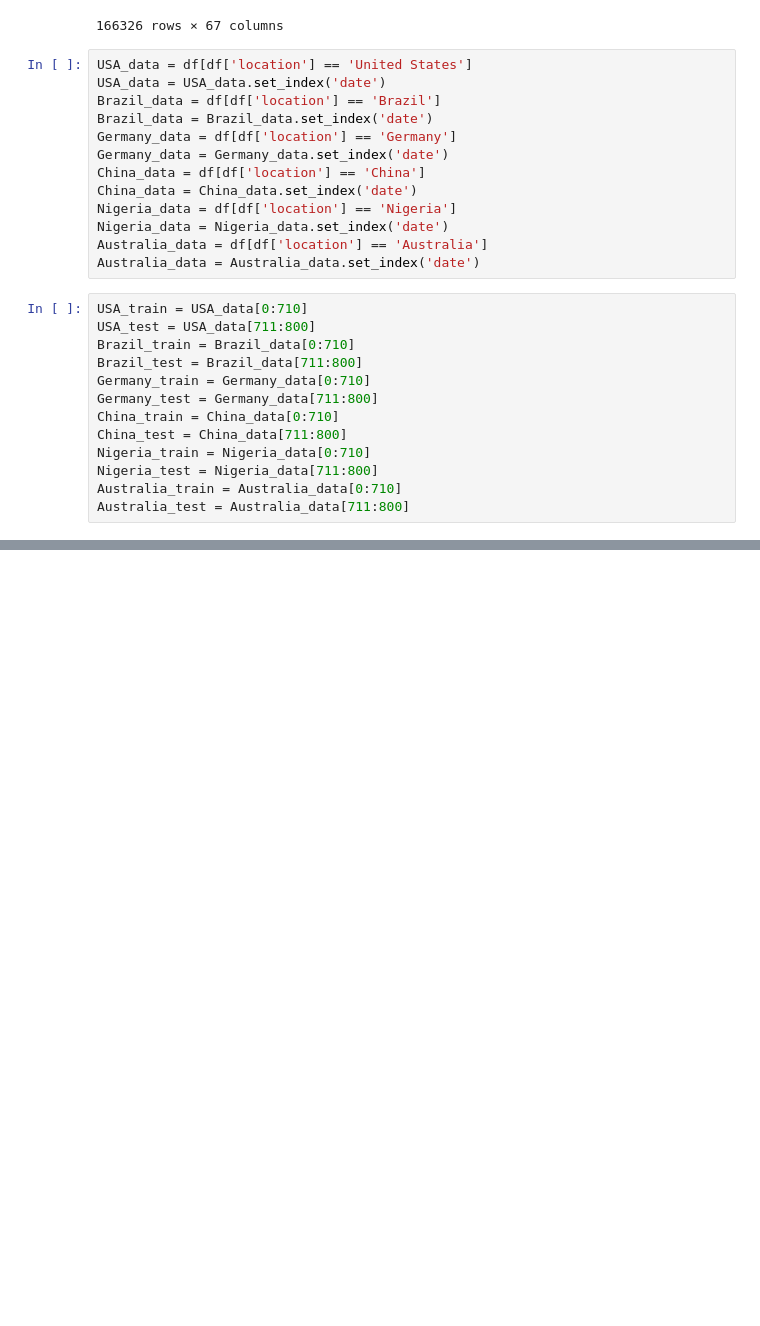
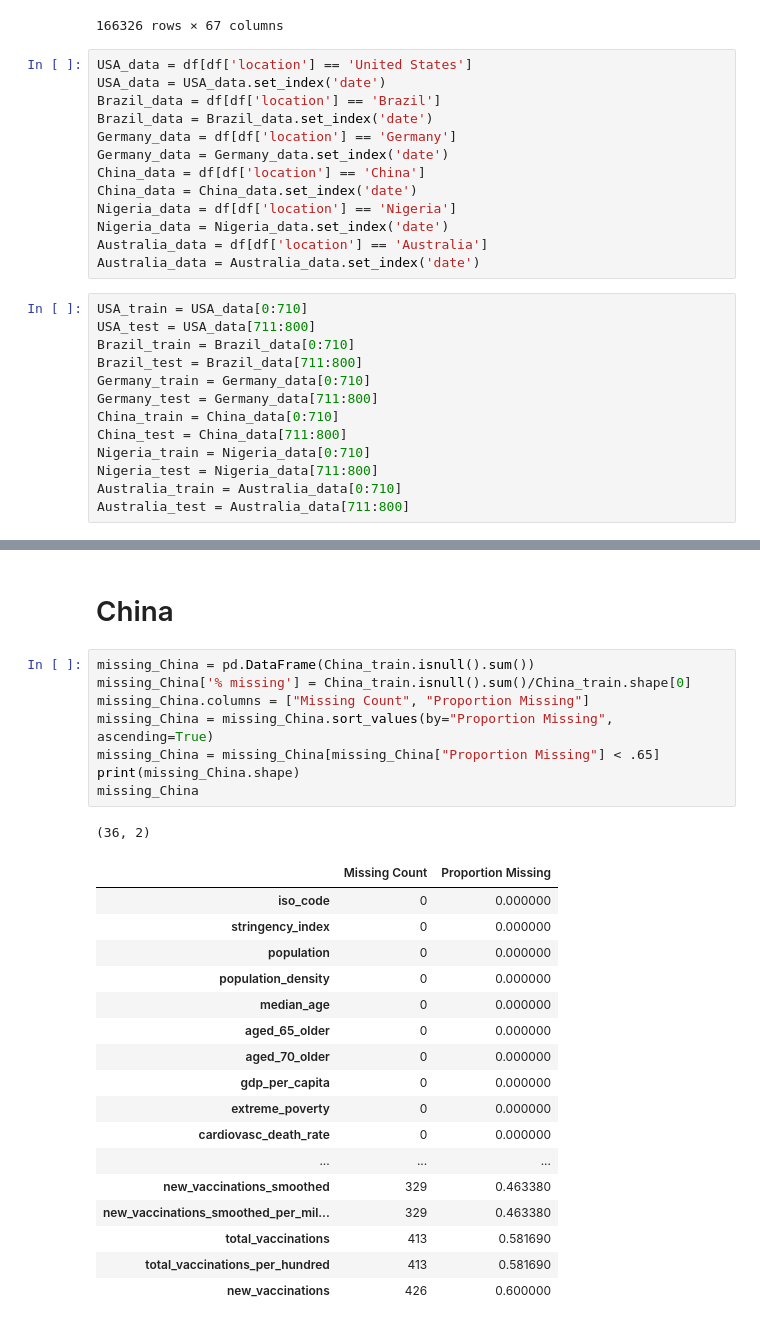
Before and after one commit to ryanchoe2024/Stat-390, a Jupyter notebook: After Midterm Report/Create Data Splits.ipynb, the cells around one changed output, grey strips where cells are left out. Cells and saved outputs as stored; diff of their text form; blank space fills up the shorter version.

```diff
--- a/After Midterm Report/Create Data Splits.ipynb
+++ b/After Midterm Report/Create Data Splits.ipynb
@@ -48,0 +178,29 @@ Australia_test = Australia_data[711:800]
+# %% [markdown]
+# China
+# %%
+missing_China = pd.DataFrame(China_train.isnull().sum())
+missing_China['% missing'] = China_train.isnull().sum()/China_train.shape[0]
+missing_China.columns = ["Missing Count", "Proportion Missing"]
+missing_China = missing_China.sort_values(by="Proportion Missing", ascending=True)
+missing_China = missing_China[missing_China["Proportion Missing"] < .65]
+print(missing_China.shape)
+missing_China
+# %% [output]
+(36, 2)
+|  | Missing Count | Proportion Missing |
+| iso_code | 0 | 0.000000 |
+| stringency_index | 0 | 0.000000 |
+| population | 0 | 0.000000 |
+| population_density | 0 | 0.000000 |
+| median_age | 0 | 0.000000 |
+| aged_65_older | 0 | 0.000000 |
+| aged_70_older | 0 | 0.000000 |
+| gdp_per_capita | 0 | 0.000000 |
+| extreme_poverty | 0 | 0.000000 |
+| cardiovasc_death_rate | 0 | 0.000000 |
+| ... | ... | ... |
+| new_vaccinations_smoothed | 329 | 0.463380 |
+| new_vaccinations_smoothed_per_mil... | 329 | 0.463380 |
+| total_vaccinations | 413 | 0.581690 |
+| total_vaccinations_per_hundred | 413 | 0.581690 |
+| new_vaccinations | 426 | 0.600000 |
```
Also changed, not shown: parts of 19 cells of this notebook, 3 other files.
